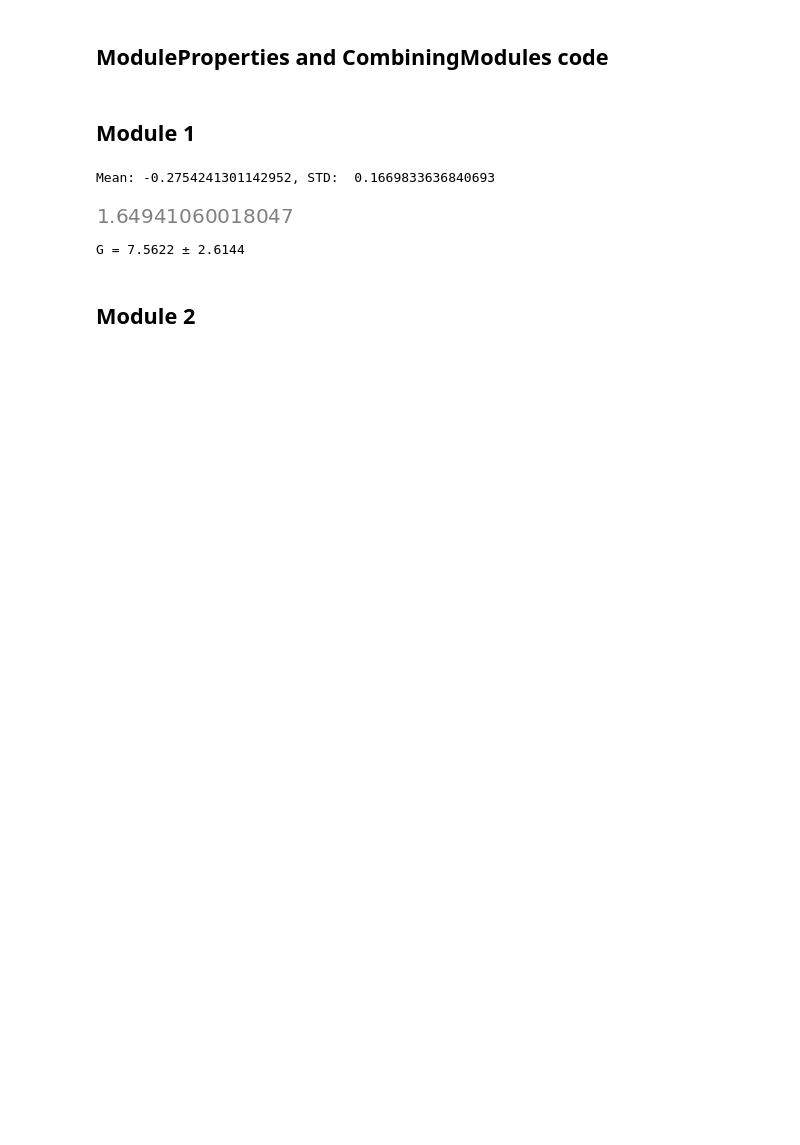
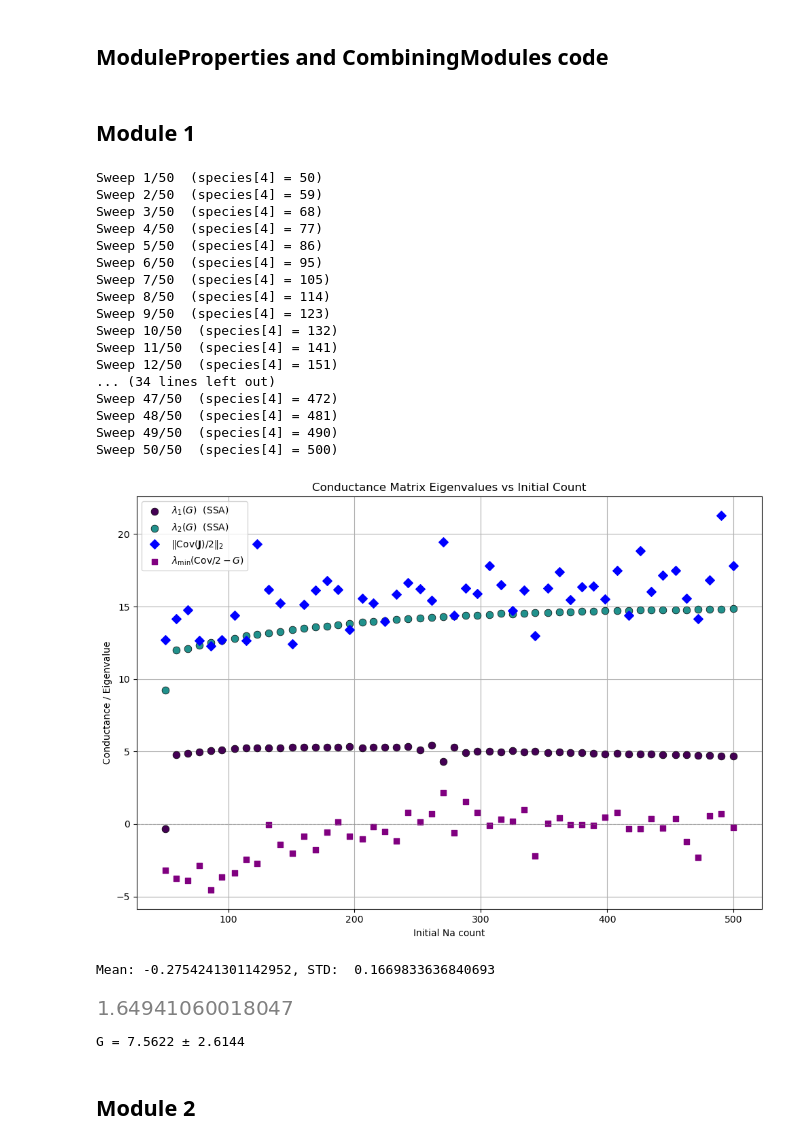
Before and after one commit to FTurci/conductance-chem-net, a Jupyter notebook: students/Will/Gillespie_simulations/numba_infused.ipynb, the cells around one changed output. Cells and saved outputs as stored; diff of their text form; code cells hidden in the pictures; blank space fills up the shorter version.

```diff
--- a/students/Will/Gillespie_simulations/numba_infused.ipynb
+++ b/students/Will/Gillespie_simulations/numba_infused.ipynb
@@ -1250,3 +1834,43 @@ SIM.run_SSA_and_plot_counts()
+# %%
+
+
+# SIM = RunSSA(module_for_simulating, initial_counts, rates, simulation_length) # module 1
+SIM2 = RunSSA(module_for_simulating2, initial_counts2, rates2, 750, 100) # sim length = 750, burn in = 100
+
+# 2.  Run the sweep — vary species at index 4 from 50→500
+SIM.run_IF_sweep(
+    species_index    = 4,
+    count_values     = np.linspace(50, 500, 50, dtype=int),
+    total_iterations = 150,
+    covariance_reaction_indices = [2, 4] # [0]   # optional subset for Σ_J, pick the fundametnal current contributors
+)
+
+# 3a. Quick plot — all reactions, no analytical comparison
+# SIM.plot_IF_curves()
+
+SIM.compute_conductances()
+
+# Plot G vs initial count
+SIM.plot_conductance()
+# %% [output]
+Sweep 1/50  (species[4] = 50)
+Sweep 2/50  (species[4] = 59)
+Sweep 3/50  (species[4] = 68)
+Sweep 4/50  (species[4] = 77)
+Sweep 5/50  (species[4] = 86)
+Sweep 6/50  (species[4] = 95)
+Sweep 7/50  (species[4] = 105)
+Sweep 8/50  (species[4] = 114)
+Sweep 9/50  (species[4] = 123)
+Sweep 10/50  (species[4] = 132)
+Sweep 11/50  (species[4] = 141)
+Sweep 12/50  (species[4] = 151)
+... (34 lines left out)
+Sweep 47/50  (species[4] = 472)
+Sweep 48/50  (species[4] = 481)
+Sweep 49/50  (species[4] = 490)
+Sweep 50/50  (species[4] = 500)
+[figure, added]
 # %%
 currents1 = np.zeros((N, 3))
 forces1 = np.zeros((N, 3))
```
Also changed, not shown: parts of 9 cells of this notebook, 2 other files.
